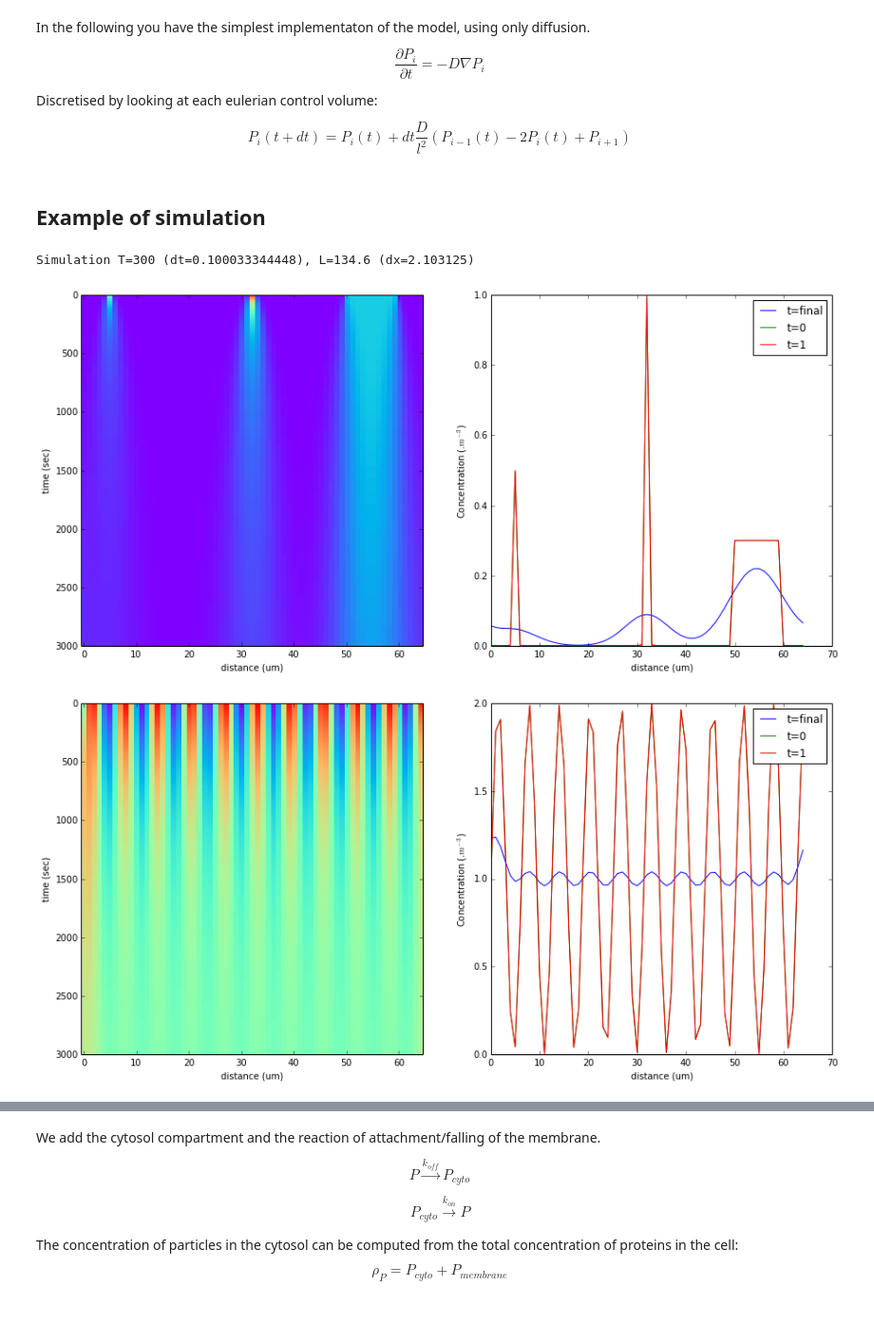
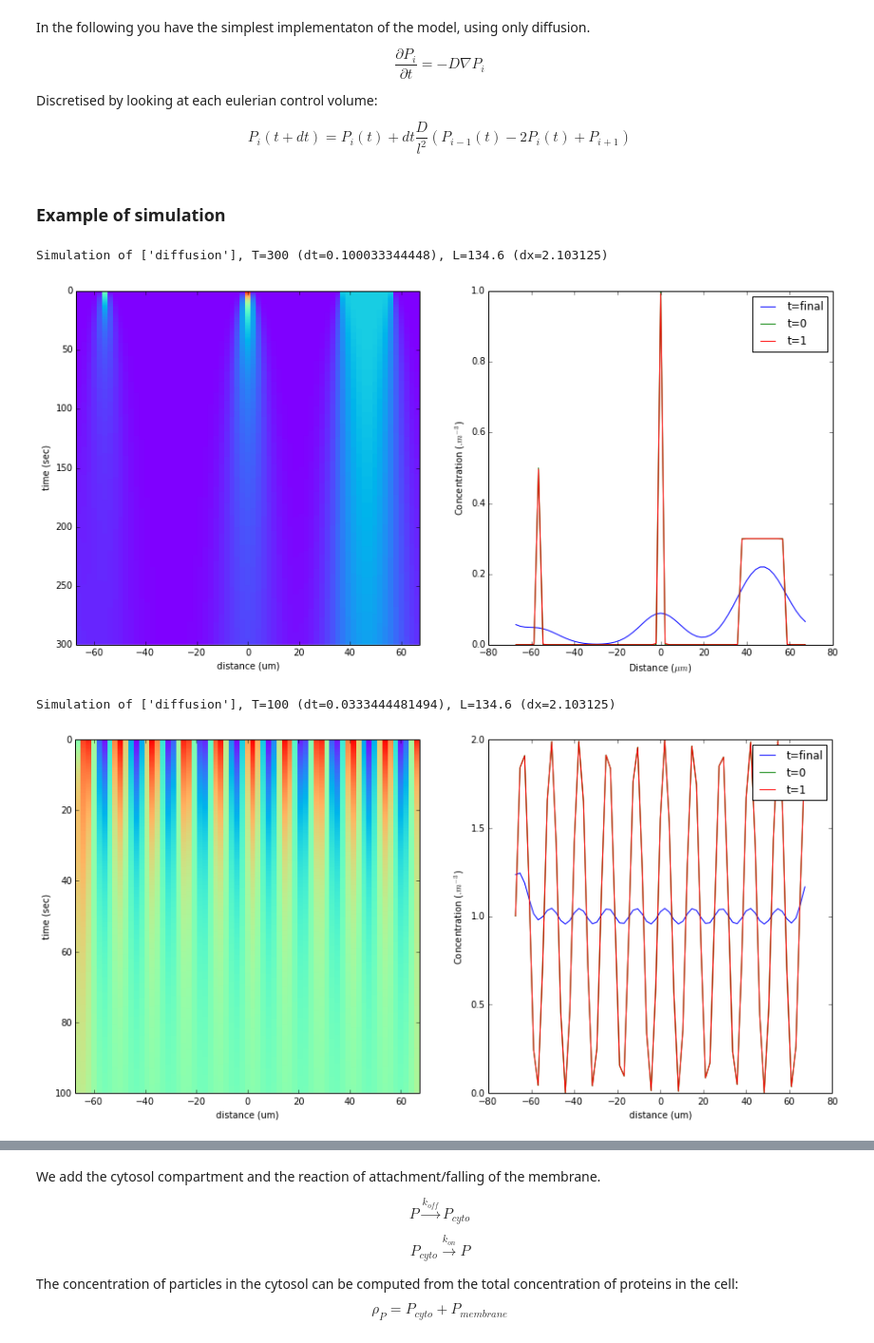
Before and after one commit to geeklhem/polarikss, a Jupyter notebook: model.ipynb, the cells around one changed output, grey strips where cells are left out. Shown: that part at 95% size. Saved outputs shown, nothing was run; the diff lists cells and outputs as text; code cells hidden in the pictures; blank space fills up the shorter version.

```diff
--- a/model.ipynb
+++ b/model.ipynb
@@ -12,6 +14,6 @@ import pandas
 import matplotlib.pyplot as plt
 %matplotlib inline
 %cd data/
-cytosol = 0
+cytosol,advection = None,None
 plt.rcParams['figure.figsize'] =  15,7
 # %% [output]
@@ -128 +112,36 @@ def display(p,param={},cyto=False):
+# %%
+def display(p,param={},cyto=False):
+    """Display function
+
+    Args:
+        p (np.array): A timeXspace array.
+        param (dict): the parameters
+        cyto (bool): display the membrane/cytosol concentration"""
+
+    plt.subplot(1,2,1)
+    plt.imshow(p,interpolation="none",
+               aspect="auto",cmap="rainbow",
+               extent=(-0.5*param["L"],0.5*param["L"],param["T"],0))
+    plt.xlabel("distance (um)")
+    plt.ylabel("time (sec)")
+
+    plt.subplot(1,2,2)
+    plt.xlabel(r'Distance ($\mu m$)')
+    plt.ylabel("Concentration ($.m^{-3}$)")
+
+    plt.plot([x*param["l"]-param["L"]/2 for x in range(p.shape[1])],p[-1,:],label="t=final")
+    plt.plot([x*param["l"]-param["L"]/2 for x in range(p.shape[1])],p[0,:],label="t=0")
+    plt.plot([x*param["l"]-param["L"]/2 for x in range(p.shape[1])],p[1,:],label="t=1")
+
+    plt.legend()
+    plt.show()
+
+    if cyto:
+        plt.plot(param["cyto"],label="Cytosol")
+        plt.plot(p.sum(1),label="Membrane")
+        plt.plot(p.sum(1)+param["cyto"],label="Overall")
+
+        plt.xlabel("time (sec)")
+        plt.ylabel("$P$")
+        plt.legend()
 # %% [markdown]
@@ -142,7 +161,7 @@ def diffusion(p,param,dt,l,t):
             - 2*p[:]
             + (np.concatenate(([p[-1]],p[:-1])))))
 # %% [markdown]
-## Example of simulation
+### Example of simulation
 # %%
 # First we definie an empy matrix (time*space) that we will fill step by step.
 p = np.zeros((3000, 65))
@@ -156,18 +175,19 @@ p[0,50:60] = 0.3
 
 # Run the simulation !
 p,param = play(p,get_A_param(T=300),[diffusion])
-display(p)
+display(p,param)
 # %% [output]
-Simulation T=300 (dt=0.100033344448), L=134.6 (dx=2.103125)
+Simulation of ['diffusion'], T=300 (dt=0.100033344448), L=134.6 (dx=2.103125)
-[figure, old version]
+[figure, new version]
 # %%
 # The same thing but starting from a sinusoidal wave.
 p = np.zeros((3000, 65))
 p[0,:] = 1+np.sin(np.arange(p.shape[1]))
 
 # Run the simulation !
 p,param = play(p,get_P_param(T=100),[diffusion])
-display(p)
+display(p,param)
 # %% [output]
+Simulation of ['diffusion'], T=100 (dt=0.0333444481494), L=134.6 (dx=2.103125)
-[figure, old version]
+[figure, new version]
 # %% [markdown]
```
Also changed, not shown: parts of 37 cells of this notebook, 1 other file.
